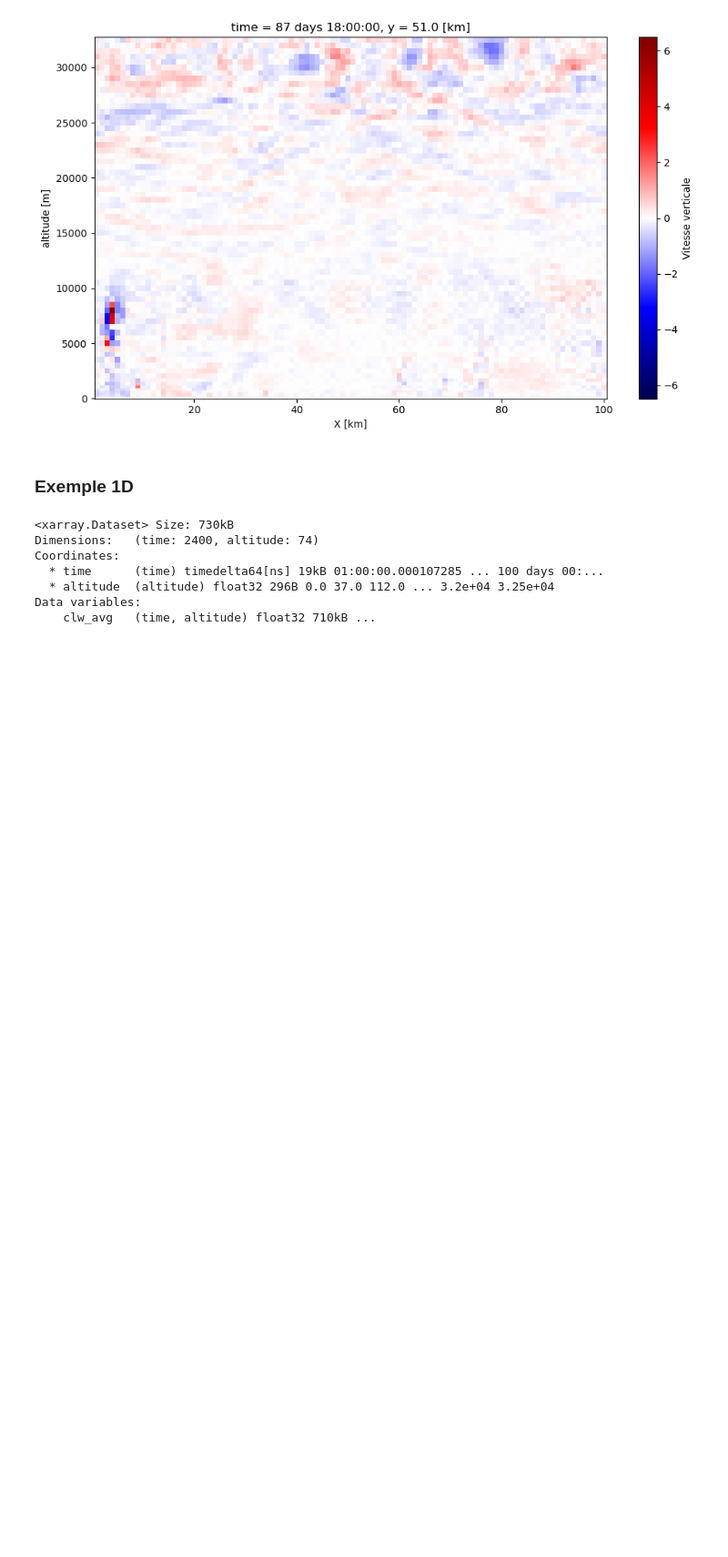
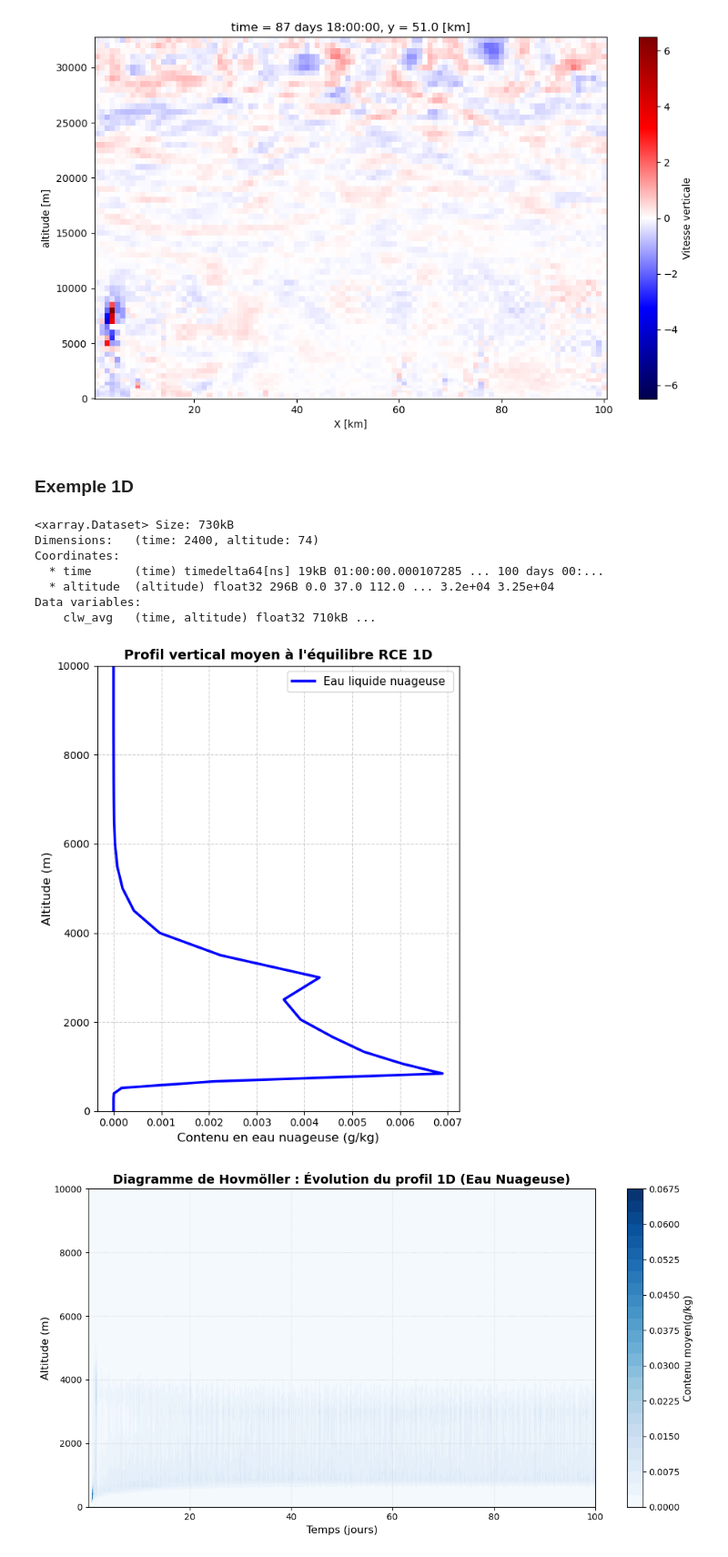
Before and after one commit to Tinott/meteo, a Jupyter notebook: code.ipynb, the cells around one changed output. Shown at 91% size. Saved outputs shown, nothing was run; the diff lists cells and outputs as text; code cells hidden in the pictures; blank space fills up the shorter version.

```diff
--- a/code.ipynb
+++ b/code.ipynb
@@ -83,3 +83,81 @@ Coordinates:
   * altitude  (altitude) float32 296B 0.0 37.0 112.0 ... 3.2e+04 3.25e+04
 Data variables:
     clw_avg   (time, altitude) float32 710kB ...
+# %%
+# Extraction de la variable de l'eau liquide nuageuse
+clw_1d = data_clw_1D['clw_avg']
+
+# état stationnaire ou l'équilibre final, 20 derniers pas de temps
+clw_equilibrium = clw_1d.isel(time=slice(-200, None)).mean(dim='time')
+
+# =============================================================================
+# REPRÉSENTATION DU PROFIL VERTICAL MOYEN (ÉQUILIBRE)
+# =============================================================================
+plt.figure(figsize=(6, 7))
+
+# Multiplication par 1000 pour convertir les kg/kg de l'eau nuageuse en g/kg
+plt.plot(clw_equilibrium * 1000, clw_1d.altitude, color='blue', lw=2.5, label=r'Eau liquide nuageuse ')
+
+plt.xlabel('Contenu en eau nuageuse (g/kg)', fontsize=12)
+plt.ylabel('Altitude (m)', fontsize=12)
+plt.title('Profil vertical moyen à l\'équilibre RCE 1D', fontsize=13, fontweight='bold')
+plt.grid(True, linestyle='--', alpha=0.6)
+plt.legend(fontsize=11, loc='upper right')
+plt.ylim(0, 10000)
+plt.tight_layout()
+plt.show()
+
+# =============================================================================
+# DIAGRAMME DE HOVMÖLLER (ÉVOLUTION TEMPORELLE DU PROFIL 1D)
+# =============================================================================
+
+plt.figure(figsize=(11, 6))
+
+# Conversion de l'axe du temps (timedelta64[ns]) en jours
+temps_jours = clw_1d.time.astype('float64') / (1e9 * 3600 * 24)
+
+# Génération des contours remplis (Axe X : Temps, Axe Y : Altitude)
+cf = plt.contourf(temps_jours, clw_1d.altitude, clw_1d.T * 1000, levels=30, cmap='Blues')
+
+# Ajout de la barre d'échelle des couleurs
+cb = plt.colorbar(cf)
+cb.set_label('Contenu moyen(g/kg)', fontsize=11)
+
+plt.xlabel('Temps (jours)', fontsize=12)
+plt.ylabel('Altitude (m)', fontsize=12)
+plt.title('Diagramme de Hovmöller : Évolution du profil 1D (Eau Nuageuse)', fontsize=14, fontweight='bold')
+plt.grid(True, linestyle=':', alpha=0.4)
+plt.ylim(0, 10000)
+plt.tight_layout()
+plt.show()
+
+
+
+# =============================================================================
+# TRACÉ DE L'ÉVOLUTION TEMPORELLE (JOUR APRÈS JOUR)
+# =============================================================================
+# Sélection de la couche la plus proche de 2000 mètres (méthode 'nearest')
+clw_2000m = clw_1d.sel(altitude=2000, method='nearest')
+
+altitude_exacte = float(clw_2000m.altitude)
+temps_jours = clw_1d.time.astype('float64') / (1e9 * 3600 * 24)
+
+plt.figure(figsize=(12, 5))
+
+# Multiplication par 1000 pour convertir les kg/kg en g/kg
+plt.plot(temps_jours, clw_2000m.values * 1000, color='blue', lw=1.5, label=f'Altitude : {altitude_exacte:.1f} m')
+
+plt.xlabel('Temps (jours)', fontsize=12)
+plt.ylabel('Contenu en eau nuageuse (g/kg)', fontsize=12)
+plt.title(f'Évolution temporelle de l\'eau liquide nuageuse moyenne à ~2000m', fontsize=13, fontweight='bold')
+plt.grid(True, linestyle='--', alpha=0.5)
+plt.legend(fontsize=11)
+
+# Ajustement automatique des limites de l'axe X pour couvrir toute la simulation
+plt.xlim(temps_jours.min(), temps_jours.max())
+
+plt.tight_layout()
+plt.show()
+# %% [output]
+[figure, added]
+[figure, added]
```
Also changed, not shown: parts of 4 cells of this notebook.
